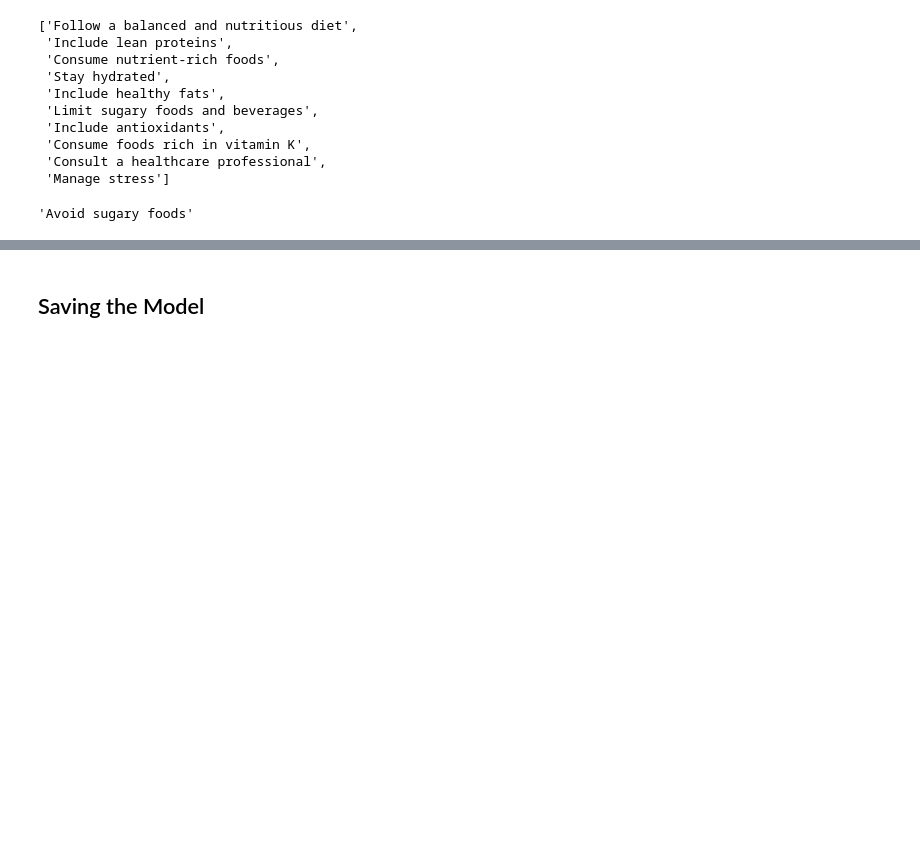
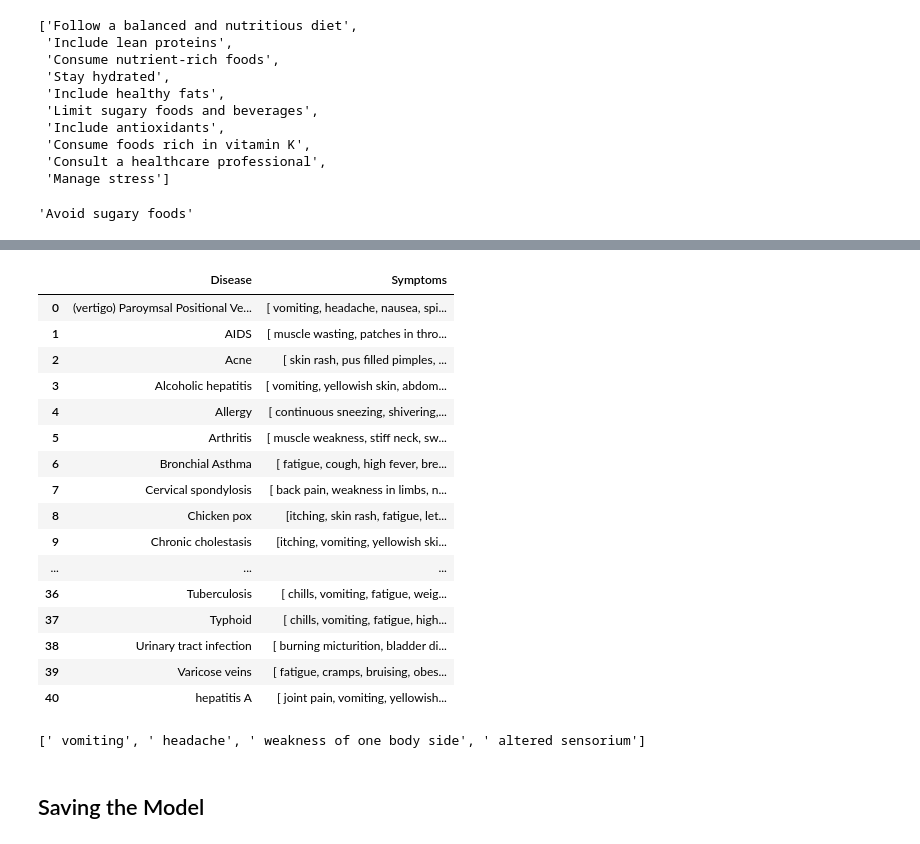
Before and after one commit to ANSH5252/MediBuddy, a Jupyter notebook: mb.ipynb, the cells around one changed output, grey strips where cells are left out. Saved outputs shown, nothing was run; the diff lists cells and outputs as text; code cells hidden in the pictures; blank space fills up the shorter version.

```diff
--- a/mb.ipynb
+++ b/mb.ipynb
@@ -581,0 +663,22 @@ fetch_workout('Fungal infection')
+# %%
+symptom_df_new['Symptoms'] = symptom_df_new['Symptoms'].apply(lambda sym_list: [s.replace('_', ' ') for s in sym_list])
+# %%
+symptom_df_new
+# %% [output]
+|  | Disease | Symptoms |
+| 0 | (vertigo) Paroymsal Positional Ve... | [ vomiting, headache, nausea, spi... |
+| 1 | AIDS | [ muscle wasting, patches in thro... |
+| 2 | Acne | [ skin rash, pus filled pimples, ... |
+| 3 | Alcoholic hepatitis | [ vomiting, yellowish skin, abdom... |
+| 4 | Allergy | [ continuous sneezing, shivering,... |
+| 5 | Arthritis | [ muscle weakness, stiff neck, sw... |
+| 6 | Bronchial Asthma | [ fatigue, cough, high fever, bre... |
+| 7 | Cervical spondylosis | [ back pain, weakness in limbs, n... |
+| 8 | Chicken pox | [itching, skin rash, fatigue, let... |
+| 9 | Chronic cholestasis | [itching, vomiting, yellowish ski... |
+| ... | ... | ... |
+| 36 | Tuberculosis | [ chills, vomiting, fatigue, weig... |
+| 37 | Typhoid | [ chills, vomiting, fatigue, high... |
+| 38 | Urinary tract infection | [ burning micturition, bladder di... |
+| 39 | Varicose veins | [ fatigue, cramps, bruising, obes... |
+| 40 | hepatitis A | [ joint pain, vomiting, yellowish... |
@@ -582,3 +691,7 @@ fetch_workout('Fungal infection')
+# %%
+fetch_symptoms('Paralysis (brain hemorrhage)')
+# %% [output]
+[' vomiting', ' headache', ' weakness of one body side', ' altered sensorium']
 # %% [markdown]
 ## Saving the Model
 # %%
```
Also changed, not shown: parts of 10 cells of this notebook.
